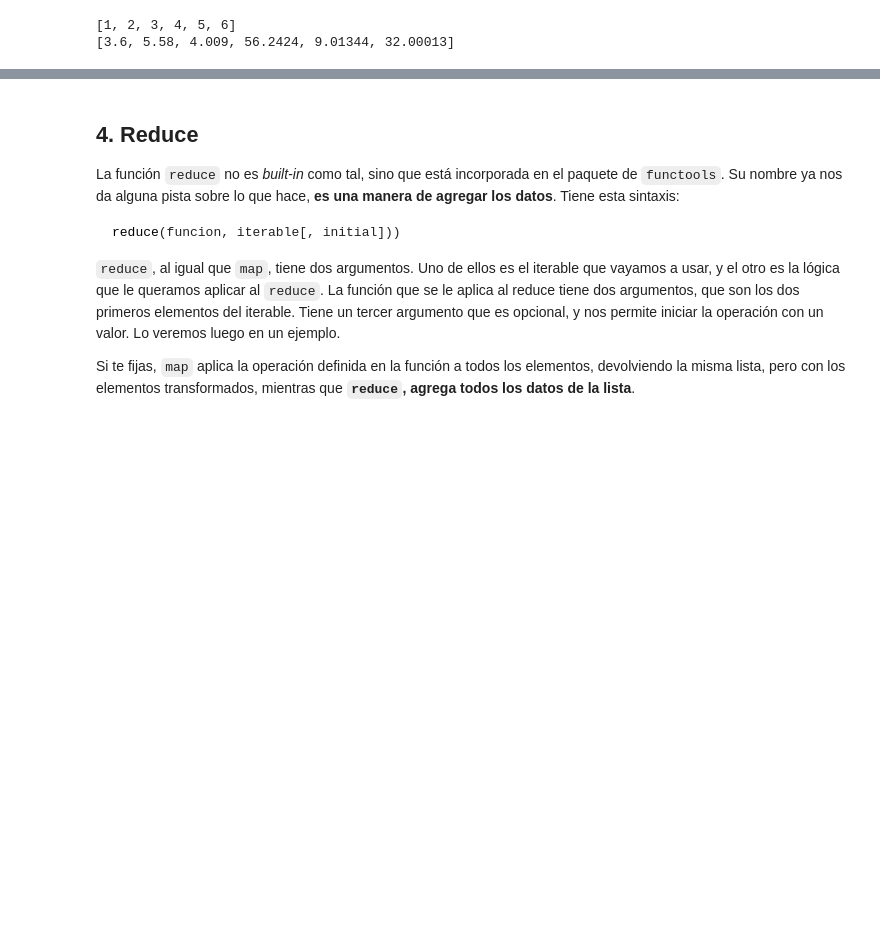
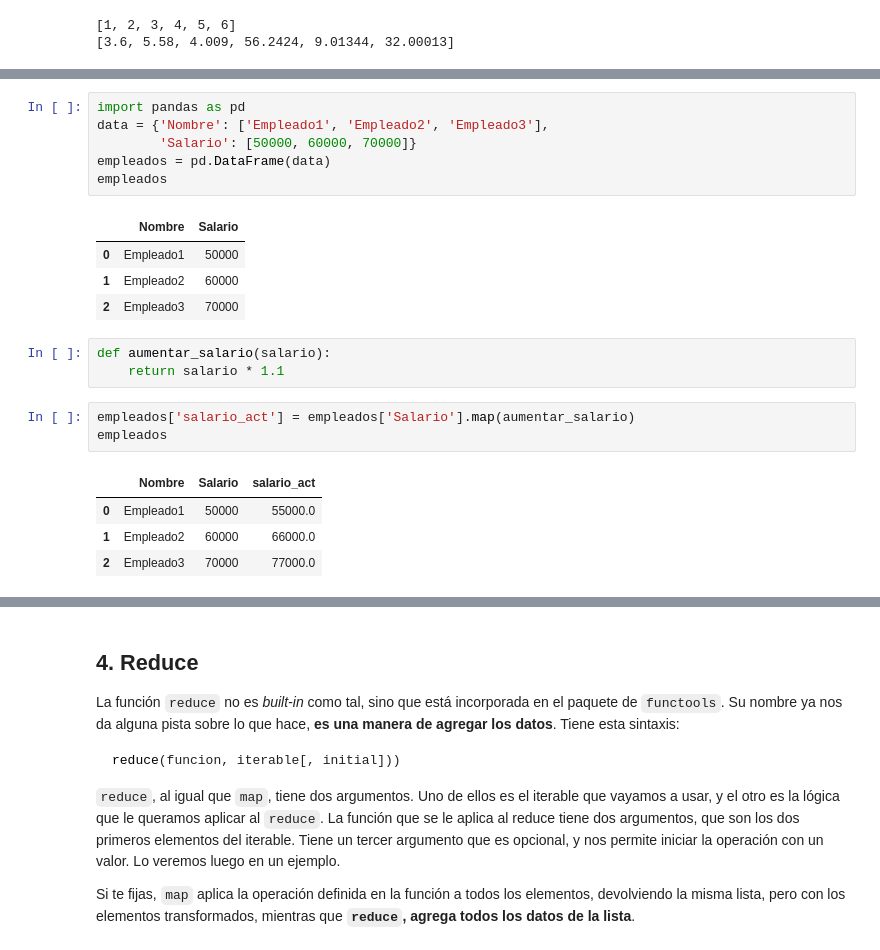
Before and after one commit to angelrodnah/2309_dsft_thebridge, a Jupyter notebook: 2-Data_Analysis/4-Data_wrangling/3-Programacion_funcional/Programacion_funcional.ipynb, the cells around one changed output, grey strips where cells are left out. Drawn from its saved outputs; the diff is of its cells as text; blank space fills up the shorter version.

```diff
--- a/2-Data_Analysis/4-Data_wrangling/3-Programacion_funcional/Programacion_funcional.ipynb
+++ b/2-Data_Analysis/4-Data_wrangling/3-Programacion_funcional/Programacion_funcional.ipynb
@@ -251,3 +270,25 @@ print(list(result))
 
  </td></tr>
 </table>
+# %%
+import pandas as pd
+data = {'Nombre': ['Empleado1', 'Empleado2', 'Empleado3'],
+        'Salario': [50000, 60000, 70000]}
+empleados = pd.DataFrame(data)
+empleados
+# %% [output]
+|  | Nombre | Salario |
+| 0 | Empleado1 | 50000 |
+| 1 | Empleado2 | 60000 |
+| 2 | Empleado3 | 70000 |
+# %%
+def aumentar_salario(salario):
+    return salario * 1.1
+# %%
+empleados['salario_act'] = empleados['Salario'].map(aumentar_salario)
+empleados
+# %% [output]
+|  | Nombre | Salario | salario_act |
+| 0 | Empleado1 | 50000 | 55000.0 |
+| 1 | Empleado2 | 60000 | 66000.0 |
+| 2 | Empleado3 | 70000 | 77000.0 |
```
Also changed, not shown: parts of 12 cells of this notebook.
